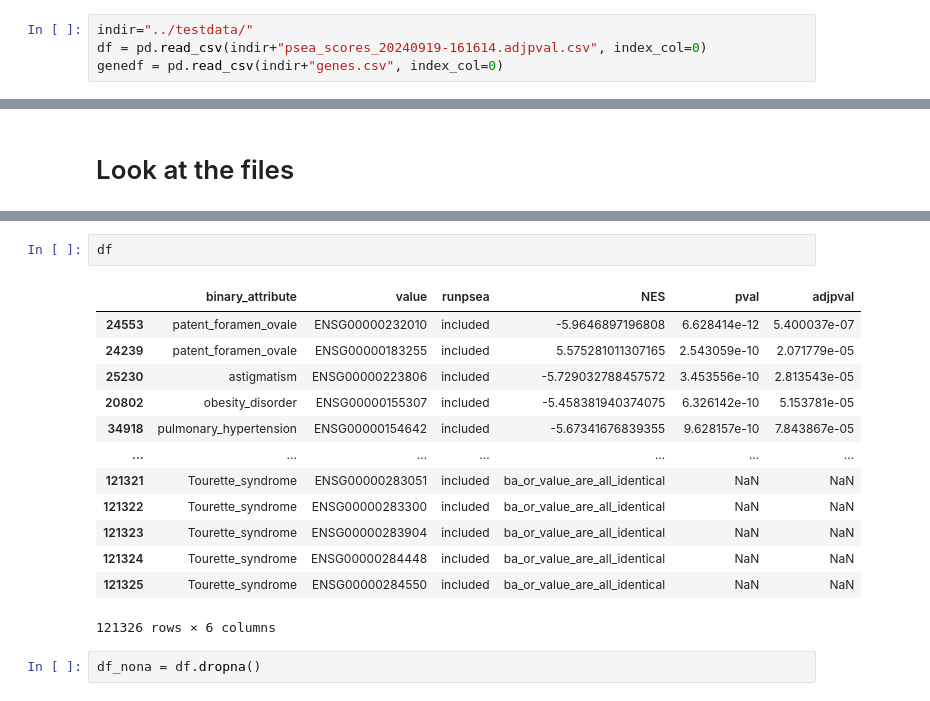
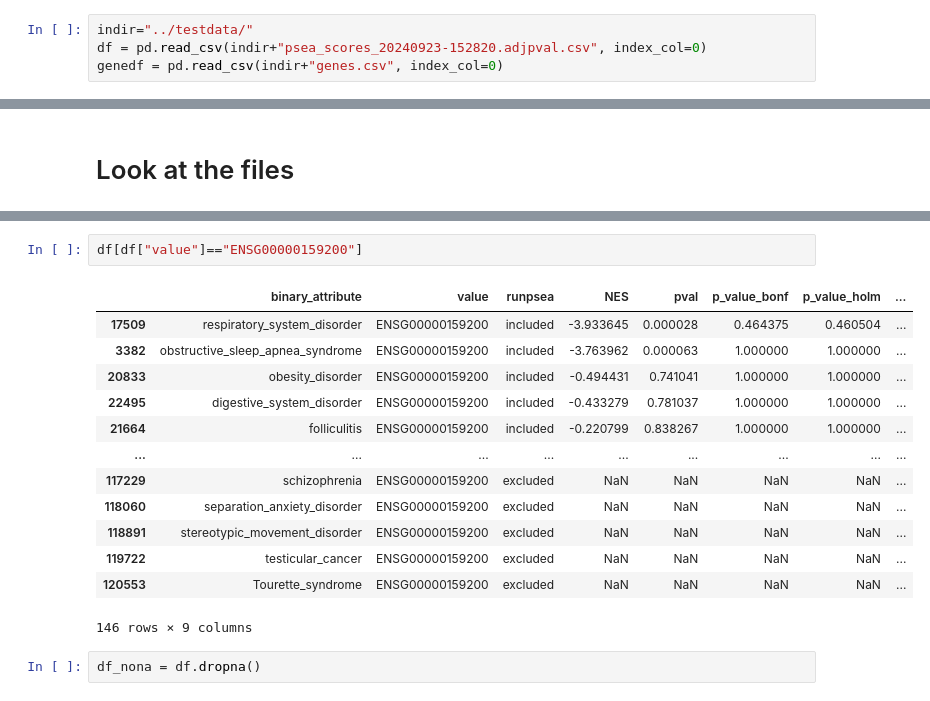
Before and after one commit to reza610/psea, a Jupyter notebook: notebook_examples/read_output.ipynb, the cells around one changed output, grey strips where cells are left out. Cells and saved outputs as stored; diff of their text form.

```diff
--- a/notebook_examples/read_output.ipynb
+++ b/notebook_examples/read_output.ipynb
@@ -7,7 +7,7 @@ import plotly.express as px
 # read in the files we will look at
 # %%
 indir="../testdata/"
-df = pd.read_csv(indir+"psea_scores_20240919-161614.adjpval.csv", index_col=0)
+df = pd.read_csv(indir+"psea_scores_20240923-152820.adjpval.csv", index_col=0)
 genedf = pd.read_csv(indir+"genes.csv", index_col=0)
 # %%
 genedf["value"]=genedf["gene_id"]
@@ -16,19 +32,19 @@ genedf["value"]=genedf["gene_id"]
 # %%
-df
+df[df["value"]=="ENSG00000159200"]
 # %% [output]
-|  | binary_attribute | value | runpsea | NES | pval | adjpval |
-| 24553 | patent_foramen_ovale | ENSG00000232010 | included | -5.9646897196808 | 6.628414e-12 | 5.400037e-07 |
-| 24239 | patent_foramen_ovale | ENSG00000183255 | included | 5.575281011307165 | 2.543059e-10 | 2.071779e-05 |
-| 25230 | astigmatism | ENSG00000223806 | included | -5.729032788457572 | 3.453556e-10 | 2.813543e-05 |
-| 20802 | obesity_disorder | ENSG00000155307 | included | -5.458381940374075 | 6.326142e-10 | 5.153781e-05 |
-| 34918 | pulmonary_hypertension | ENSG00000154642 | included | -5.67341676839355 | 9.628157e-10 | 7.843867e-05 |
-| ... | ... | ... | ... | ... | ... | ... |
-| 121321 | Tourette_syndrome | ENSG00000283051 | included | ba_or_value_are_all_identical | NaN | NaN |
-| 121322 | Tourette_syndrome | ENSG00000283300 | included | ba_or_value_are_all_identical | NaN | NaN |
-| 121323 | Tourette_syndrome | ENSG00000283904 | included | ba_or_value_are_all_identical | NaN | NaN |
-| 121324 | Tourette_syndrome | ENSG00000284448 | included | ba_or_value_are_all_identical | NaN | NaN |
-| 121325 | Tourette_syndrome | ENSG00000284550 | included | ba_or_value_are_all_identical | NaN | NaN |
+|  | binary_attribute | value | runpsea | NES | pval | p_value_bonf | p_value_holm | ... |
+| 17509 | respiratory_system_disorder | ENSG00000159200 | included | -3.933645 | 0.000028 | 0.464375 | 0.460504 | ... |
+| 3382 | obstructive_sleep_apnea_syndrome | ENSG00000159200 | included | -3.763962 | 0.000063 | 1.000000 | 1.000000 | ... |
+| 20833 | obesity_disorder | ENSG00000159200 | included | -0.494431 | 0.741041 | 1.000000 | 1.000000 | ... |
+| 22495 | digestive_system_disorder | ENSG00000159200 | included | -0.433279 | 0.781037 | 1.000000 | 1.000000 | ... |
+| 21664 | folliculitis | ENSG00000159200 | included | -0.220799 | 0.838267 | 1.000000 | 1.000000 | ... |
+| ... | ... | ... | ... | ... | ... | ... | ... | ... |
+| 117229 | schizophrenia | ENSG00000159200 | excluded | NaN | NaN | NaN | NaN | ... |
+| 118060 | separation_anxiety_disorder | ENSG00000159200 | excluded | NaN | NaN | NaN | NaN | ... |
+| 118891 | stereotypic_movement_disorder | ENSG00000159200 | excluded | NaN | NaN | NaN | NaN | ... |
+| 119722 | testicular_cancer | ENSG00000159200 | excluded | NaN | NaN | NaN | NaN | ... |
+| 120553 | Tourette_syndrome | ENSG00000159200 | excluded | NaN | NaN | NaN | NaN | ... |
-121326 rows × 6 columns
+146 rows × 9 columns
 # %%
 df_nona = df.dropna()
 # %% [markdown]
```
Also changed, not shown: parts of 18 cells of this notebook, 7 other files.
